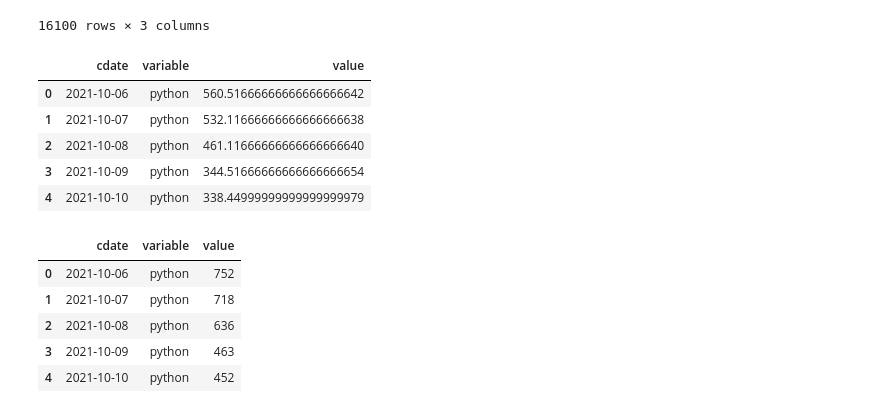
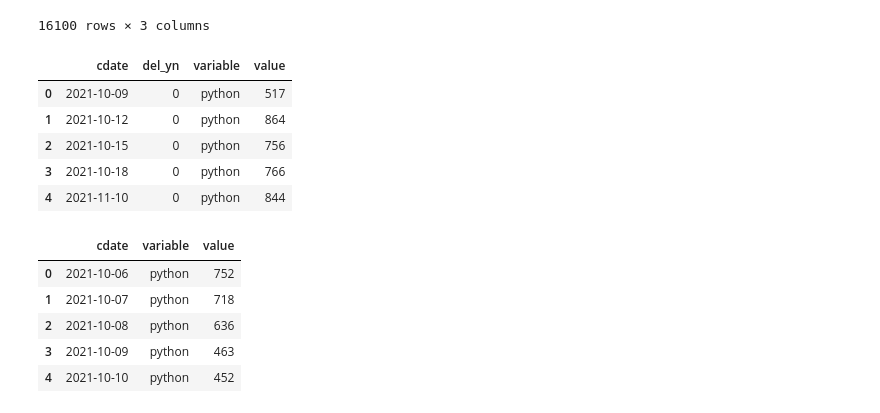
Before and after one commit to boysbeanxious/stackoverflow_src, a Jupyter notebook: DA/7_refutation_final.ipynb, the cells around one changed output. Saved outputs shown, nothing was run; the diff lists cells and outputs as text; code cells hidden in the pictures.

```diff
--- a/DA/7_refutation_final.ipynb
+++ b/DA/7_refutation_final.ipynb
@@ -38,8 +38,13 @@ cond2_treat_1_2 = pd.read_csv("../../data/treat_1_2_condition2.csv")
 
 cond3_treat_0_1 = pd.read_csv("../../data/treat_0_1_condition3.csv")
 cond3_treat_0_2 = pd.read_csv("../../data/treat_0_2_condition3.csv")
+cond3_treat_0_3 = pd.read_csv("../../data/treat_0_3_condition3.csv")
+cond3_treat_0_4 = pd.read_csv("../../data/treat_0_4_condition3.csv")
+
 cond3_treat_1_1 = pd.read_csv("../../data/treat_1_1_condition3.csv")
 cond3_treat_1_2 = pd.read_csv("../../data/treat_1_2_condition3.csv")
+cond3_treat_1_3 = pd.read_csv("../../data/treat_1_3_condition3.csv")
+cond3_treat_1_4 = pd.read_csv("../../data/treat_1_4_condition3.csv")
 
 # 데이터 읽기 및 전처리
 df_topic_day = pd.read_csv("../../R/data/topic_day_panel.csv")
@@ -165,6 +170,17 @@ cond3_sede = pd.concat([  cond3_treat_0_1
                         , cond3_treat_0_2
                         , cond3_treat_1_1
                         , cond3_treat_1_2], axis = 0)
+
+
+
+cond3_long_sede = pd.concat([ cond3_treat_0_1
+                            , cond3_treat_0_2
+                            , cond3_treat_0_3
+                            , cond3_treat_0_4
+                            , cond3_treat_1_1
+                            , cond3_treat_1_2
+                            , cond3_treat_1_3
+                            , cond3_treat_1_4], axis = 0)
 # %%
 df_postcnt_per_tag_0 = df_postcnt_per_tag.loc[(cond_treat0_s & cond_treat0_e)]
 df_postcnt_per_tag_1 = df_postcnt_per_tag.loc[(cond_treat1_s & cond_treat1_e)]
@@ -305,6 +321,7 @@ cond3_sede
 cond1_sede = cond1_sede.melt(id_vars = ['cdate', 'del_yn'], value_vars=cond1_sede.columns[1:])
 cond2_sede = cond2_sede.melt(id_vars = ['cdate', 'del_yn'], value_vars=cond2_sede.columns[1:])
 cond3_sede = cond3_sede.melt(id_vars = ['cdate', 'del_yn'], value_vars=cond3_sede.columns[1:])
+cond3_long_sede = cond3_long_sede.melt(id_vars = ['cdate', 'del_yn'], value_vars=cond3_long_sede.columns[1:])
 # %%
 cond3_sede.sort_values(by = ['cdate', 'value'], ascending=[True, False])
 # %% [output]
@@ -370,19 +387,21 @@ cond1_sede['cdate'] = pd.to_datetime(cond1_sede['cdate'])
 cond2_sede['cdate'] = pd.to_datetime(cond2_sede['cdate'])
 cond3_sede['cdate'] = pd.to_datetime(cond3_sede['cdate'])
 
+cond3_long_sede['cdate'] = pd.to_datetime(cond3_long_sede['cdate'])
+
 df_postcnt_per_tag_01['cdate'] = pd.to_datetime(df_postcnt_per_tag_01['cdate'])
 df_postcnt_per_tag_not_calc_01['cdate'] = pd.to_datetime(df_postcnt_per_tag_not_calc_01['cdate'])
 
 df_topic_day['date'] = pd.to_datetime(df_topic_day['date'])
 # %%
-df_postcnt_per_tag_01.head()
+cond3_long_sede.head()
 # %% [output]
-|  | cdate | variable | value |
-| 0 | 2021-10-06 | python | 560.51666666666666666642 |
-| 1 | 2021-10-07 | python | 532.11666666666666666638 |
-| 2 | 2021-10-08 | python | 461.11666666666666666640 |
-| 3 | 2021-10-09 | python | 344.51666666666666666654 |
-| 4 | 2021-10-10 | python | 338.44999999999999999979 |
+|  | cdate | del_yn | variable | value |
+| 0 | 2021-10-09 | 0 | python | 517 |
+| 1 | 2021-10-12 | 0 | python | 864 |
+| 2 | 2021-10-15 | 0 | python | 756 |
+| 3 | 2021-10-18 | 0 | python | 766 |
+| 4 | 2021-11-10 | 0 | python | 844 |
 # %%
 df_postcnt_per_tag_not_calc_01.head()
 # %% [output]
```
Also changed, not shown: parts of 85 cells of this notebook, 3 other files.
